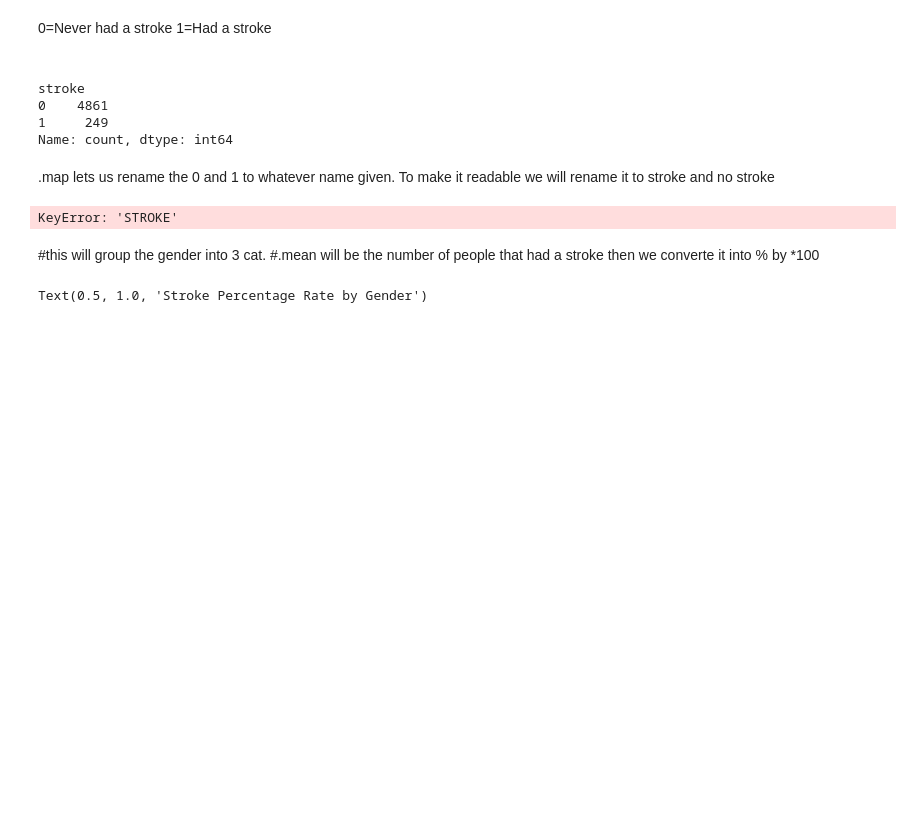
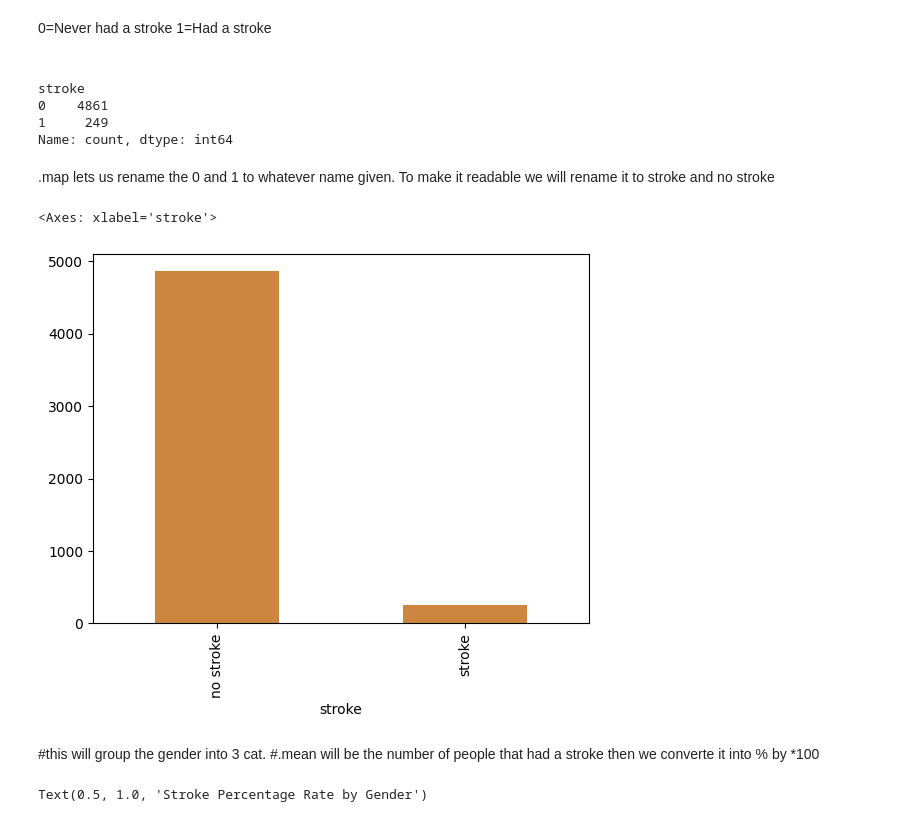
Before and after one commit to millertaybali/python_for_data_science_project_group_5, a Jupyter notebook: stroke_analysis.ipynb, the cells around one changed output. Cells and saved outputs as stored; diff of their text form; code cells hidden in the pictures; blank space fills up the shorter version.

```diff
--- a/stroke_analysis.ipynb
+++ b/stroke_analysis.ipynb
@@ -242,9 +242,10 @@ Name: count, dtype: int64
 # %% [markdown]
 .map lets us rename the 0 and 1 to whatever name given. To make it readable we will rename it to stroke and no stroke
 # %%
-df["STROKE"].map({0: "no stroke", 1: "stroke"}).value_counts().plot(kind="bar", color=("peru"))
+df["stroke"].map({0: "no stroke", 1: "stroke"}).value_counts().plot(kind="bar", color=("peru"))
 # %% [output]
-KeyError: 'STROKE'
+<Axes: xlabel='stroke'>
+[figure, added]
 # %% [markdown]
 #this will group the gender into 3 cat.
 #.mean will be the number of people that had a stroke then we converte it into % by *100
```
Also changed, not shown: parts of 3 cells of this notebook.
